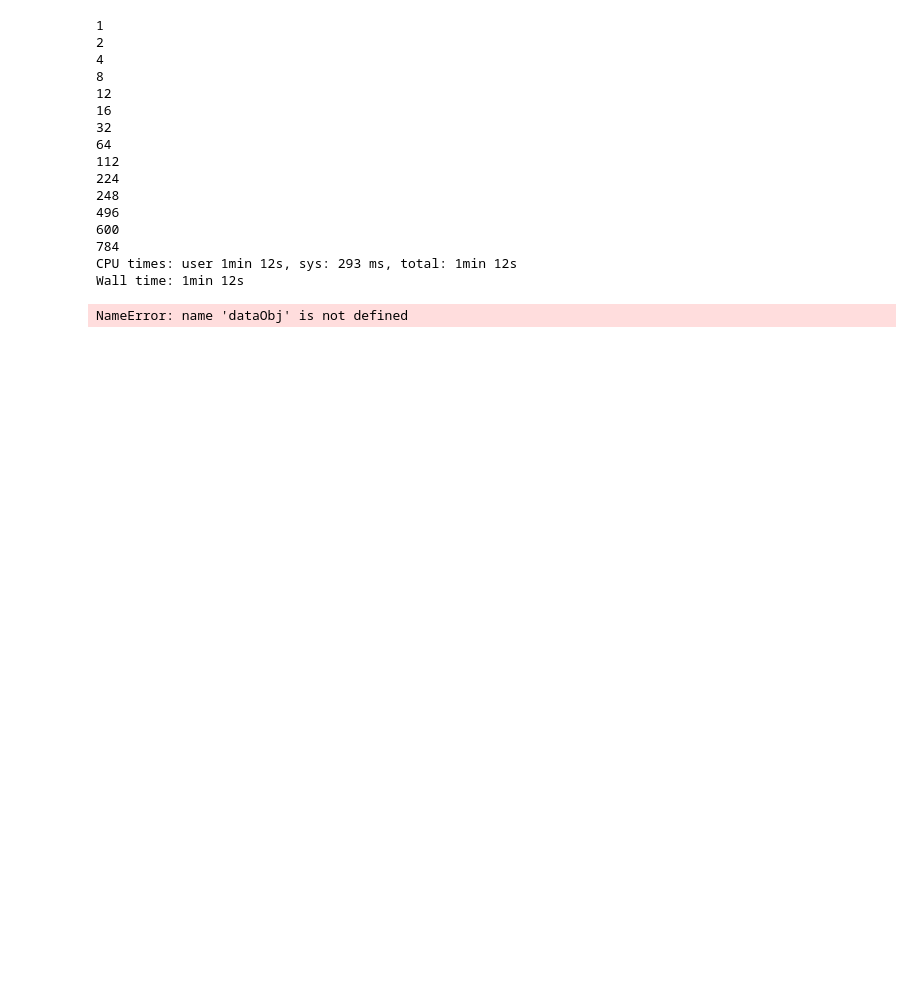
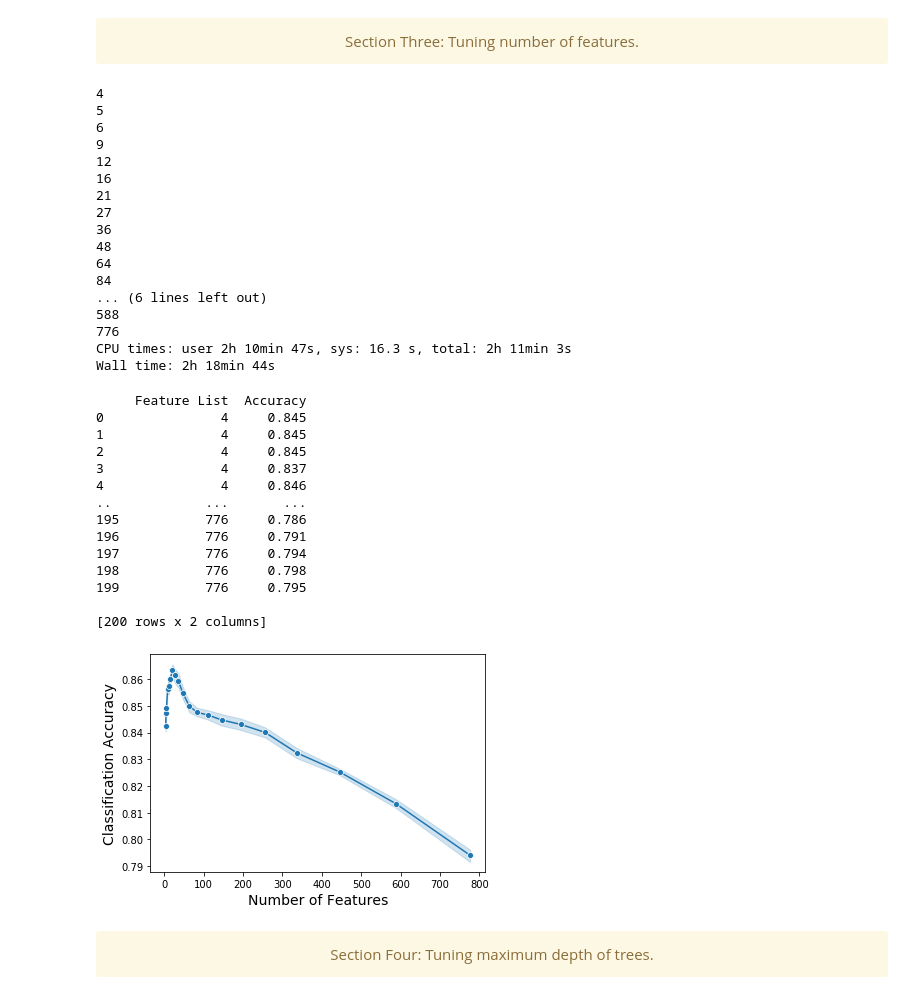
Before and after one commit to NeuroDataDesign/team-forbidden-forest, a Jupyter notebook: JennyTrieu/Hyperparameter_Tuning_RF.ipynb, the cells around one changed output. Saved outputs shown, nothing was run; the diff lists cells and outputs as text; code cells hidden in the pictures; blank space fills up the shorter version.

```diff
--- a/JennyTrieu/Hyperparameter_Tuning_RF.ipynb
+++ b/JennyTrieu/Hyperparameter_Tuning_RF.ipynb
@@ -60,11 +197,18 @@ Accuracy:  0.9003
+# %% [markdown]
+<div class="alert alert-block alert-warning">
+    <center>Section Three: Tuning number of features. </center>
+</div>
 # %%
 %%time
+# Variable to store the accuracies of each random forest classifier with varying number of features
 accuracies = []
-features = [1, 2, 4, 8, 12, 16, 32, 64, 112, 224, 248, 496, 600, 784]
+# Number of features to perform a hyperparameter sweep
+features = np.logspace(2.0, 10.0, num=20, base=2.0, endpoint = False, dtype = int)
 
-num_trials = 1
+# Number of experiments to run for each feature value
+num_trials = 10
 
-dataObj = pd.DataFrame()
+feature_dataObj = pd.DataFrame()
 feature_list = []
 accuracy_scores = []
 
@@ -72,7 +216,7 @@ for feature in features:
     print(feature)
 
     for t in range(num_trials):
-        clf = RandomForestClassifier(n_estimators=500, max_features = feature, max_depth = 5, random_state = 42)
+        clf = RandomForestClassifier(n_estimators=500, max_features = feature, max_depth = 5)
         clf.fit(images_train, labels_train)
 
         # Test classifier
@@ -83,31 +227,54 @@ for feature in features:
         accuracy_scores.append(score)
         feature_list.append(feature)
 
-dataObj['Feature List'] = feature_list
-dataObj['Accuracy'] = accuracy_scores
+feature_dataObj['Feature List'] = feature_list
+feature_dataObj['Accuracy'] = accuracy_scores
 # %% [output]
-1
-2
 4
-8
+5
+6
+9
 12
 16
-32
+21
+27
+36
+48
 64
-112
-224
-248
-496
-600
-784
-CPU times: user 1min 12s, sys: 293 ms, total: 1min 12s
-Wall time: 1min 12s
+84
+... (6 lines left out)
+588
+776
+CPU times: user 2h 10min 47s, sys: 16.3 s, total: 2h 11min 3s
+Wall time: 2h 18min 44s
 # %%
 import seaborn as sns
-sns.lineplot(x='Feature List', y='Accuracy',data = dataObj)
-plt.title('Varying Max_Features for MNIST Data')
-print(dataObj)
+sns.lineplot(x='Feature List', y='Accuracy',data=feature_dataObj, marker='o')
+# plt.title('Varying Max_Features for MNIST Data')
+plt.xlabel('Number of Features',fontsize=14)
+plt.ylabel('Classification Accuracy',fontsize=14)
+print(feature_dataObj)
+# save the figure to the current working directory
+plt.savefig('varying_features_plot.png', dpi=300, bbox_inches='tight')
 # %% [output]
-NameError: name 'dataObj' is not defined
+     Feature List  Accuracy
+0               4     0.845
+1               4     0.845
+2               4     0.845
+3               4     0.837
+4               4     0.846
+..            ...       ...
+195           776     0.786
+196           776     0.791
+197           776     0.794
+198           776     0.798
+199           776     0.795
+
+[200 rows x 2 columns]
+[figure, added]
+# %% [markdown]
+<div class="alert alert-block alert-warning">
+    <center> Section Four: Tuning maximum depth of trees. </center>
+</div>
 # %%
 %%time
```
Also changed, not shown: parts of 24 cells of this notebook.
